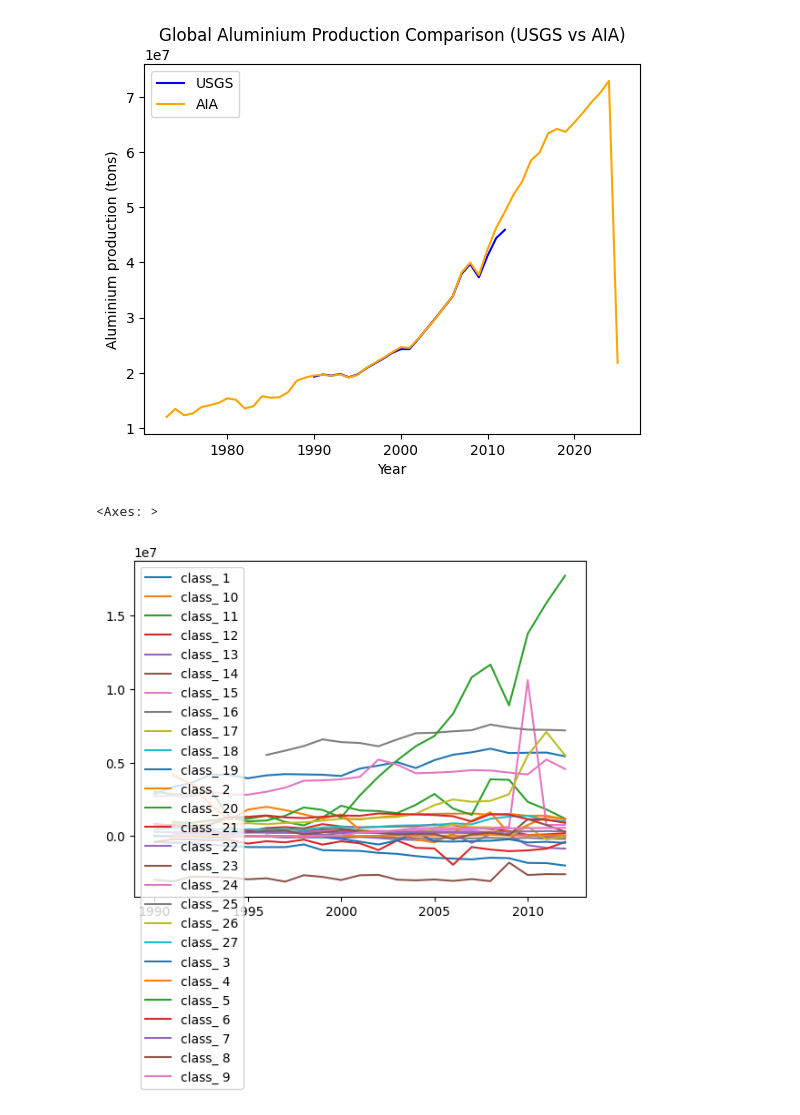
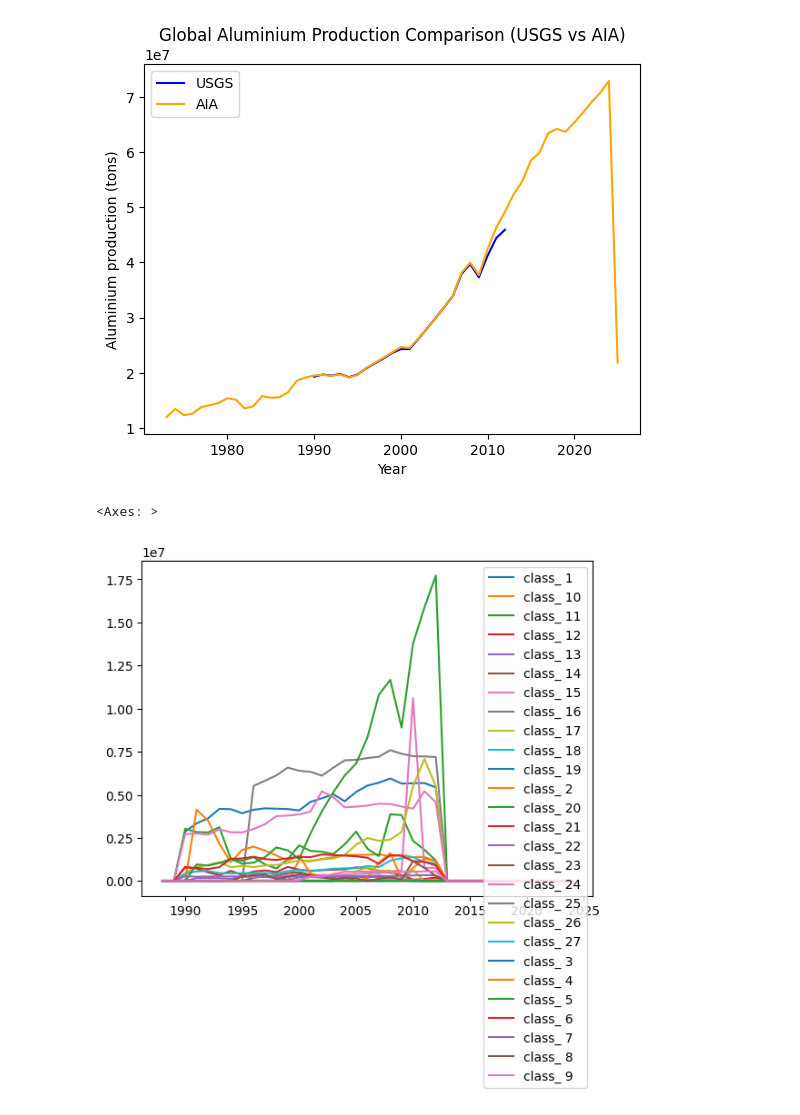
Before and after one commit to imagepbl/image-materials, a Jupyter notebook: data/raw/rest-of/metals/aluminium_app_cons.ipynb, the cells around one changed output. Drawn from its saved outputs; the diff is of its cells as text; code cells hidden in the pictures.

```diff
--- a/data/raw/rest-of/metals/aluminium_app_cons.ipynb
+++ b/data/raw/rest-of/metals/aluminium_app_cons.ipynb
@@ -323,10 +327,13 @@ trade_image_pivot = trade_image.pivot(index='refYear', columns='region', values=
 # %%
 # Calculate apparent consumption by subtracting net trade from production
 apparent_consumption = alu_production_usgs_image - trade_image_pivot/1000 # # Convert kg to tons
+
+# remove data with negative apparent consumption
+apparent_consumption = apparent_consumption[apparent_consumption >= 0].fillna(0)
 apparent_consumption.plot()
 # %% [output]
 <Axes: >
-[figure, old version]
+[figure, new version]
 # %%
 # Do the same for AIA data as AIA data is more recent and has less regionas which could reduce negative apparent consumption values
 # take AIA production data regions and map trade data to these regions
```
Also changed, not shown: parts of 5 cells of this notebook, 4 other files.
